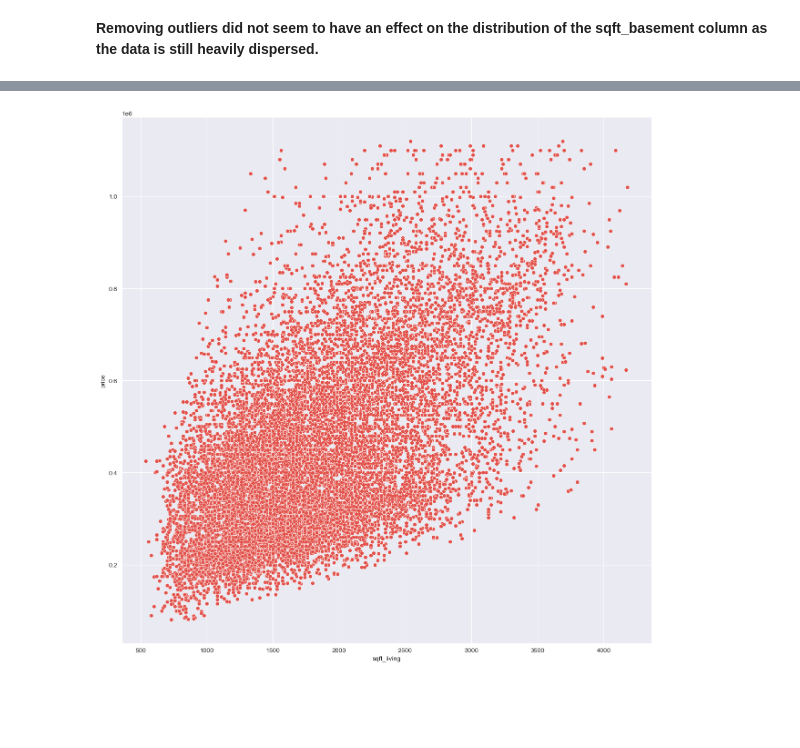
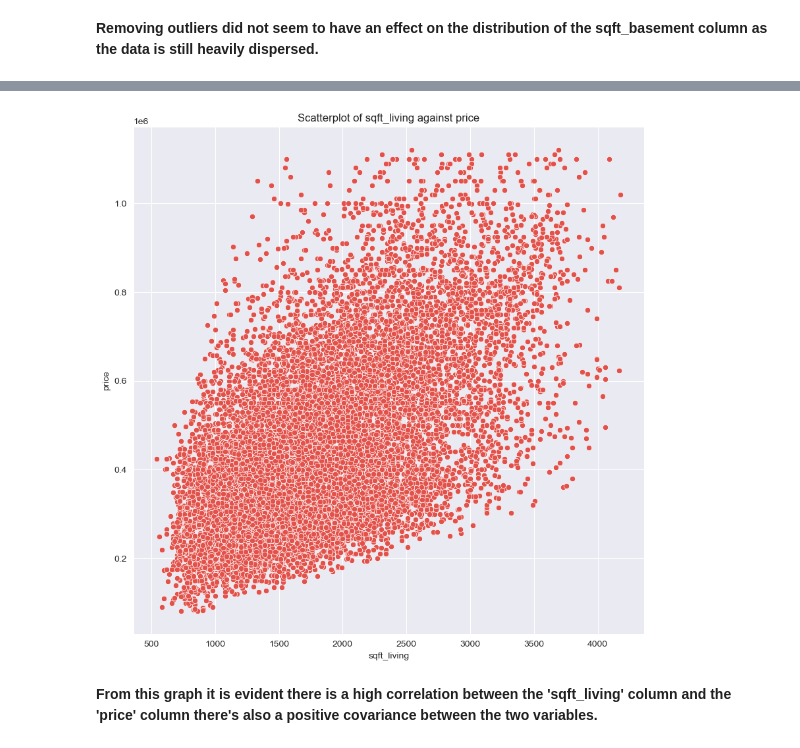
Before and after one commit to DennisWainaina/Megamax-Real-Estate-House-Project, a Jupyter notebook: index.ipynb, the cells around one changed output, grey strips where cells are left out. Saved outputs shown, nothing was run; the diff lists cells and outputs as text; code cells hidden in the pictures; blank space fills up the shorter version.

```diff
--- a/index.ipynb
+++ b/index.ipynb
@@ -997,5 +1007,8 @@ plt.tight_layout()
 # %%
-plt.figure(figsize=(15, 15))
-sns.scatterplot(x=combined_df['sqft_living'], y=combined_df['price']);
+plt.figure(figsize=(10, 10))
+sns.scatterplot(x=combined_df['sqft_living'], y=combined_df['price'])
+plt.title('Scatterplot of sqft_living against price');
 # %% [output]
-[figure, old version]
+[figure, new version]
+# %% [markdown]
+**From this graph it is evident there is a high correlation between the 'sqft_living' column and the 'price' column there's also a positive covariance between the two variables.**
```
Also changed, not shown: parts of 3 cells of this notebook.
